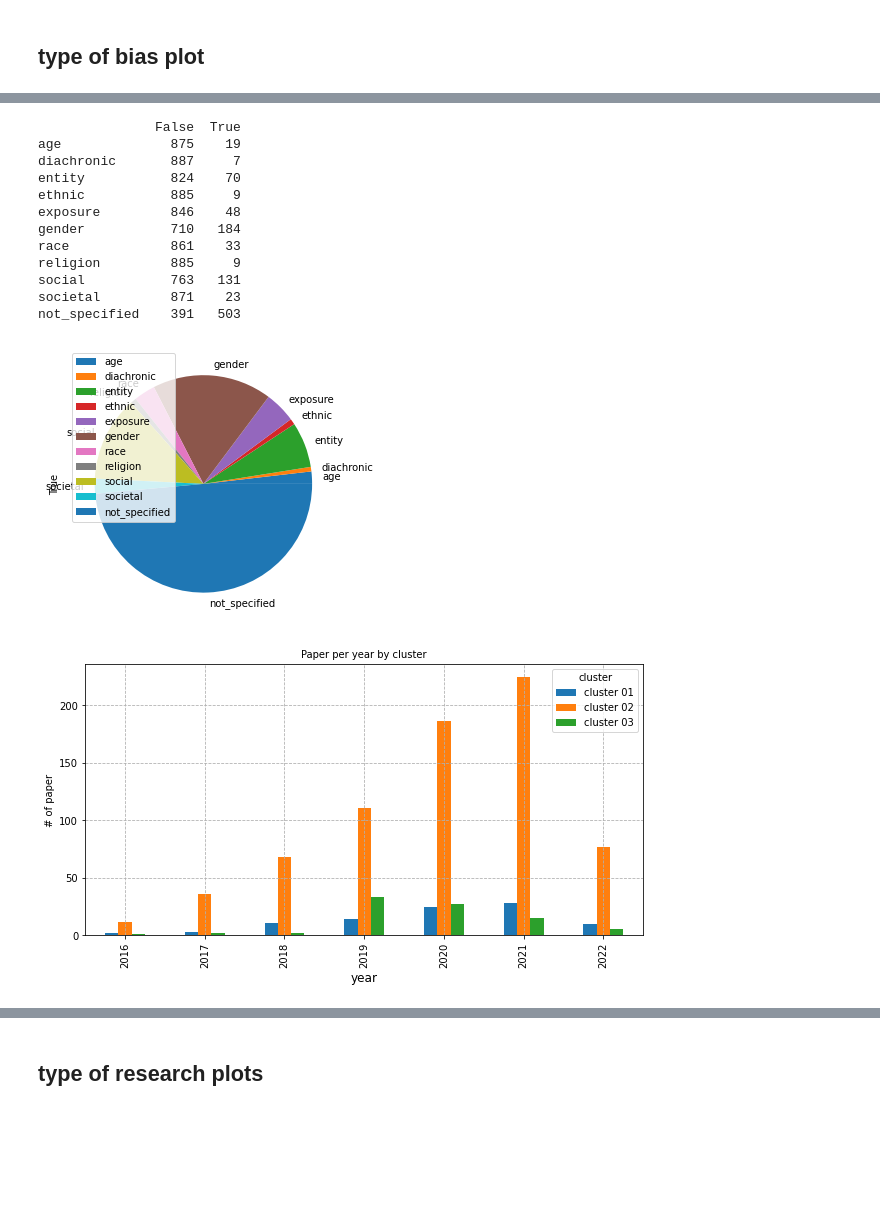
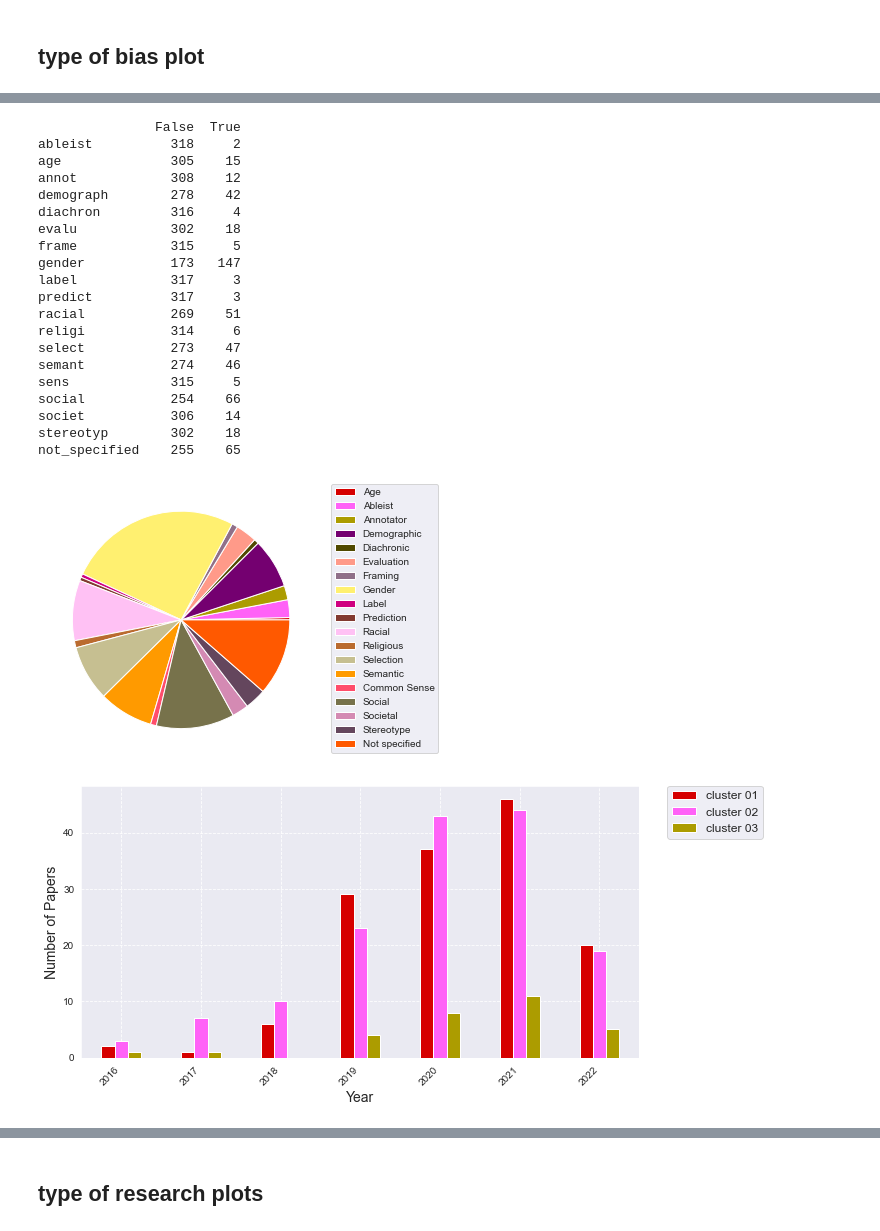
Before and after one commit to ninell-oldenburg/acl-anthology-keyword-search, a Jupyter notebook: acl-anthology-keyword-search.ipynb, the cells around one changed output, grey strips where cells are left out. Cells and saved outputs as stored; diff of their text form; code cells hidden in the pictures; blank space fills up the shorter version.

```diff
--- a/acl-anthology-keyword-search.ipynb
+++ b/acl-anthology-keyword-search.ipynb
@@ -67,5 +68,7 @@ print(len(df))
 # %%
 # uncomment if csv is already in directory (and save time parsing the bib file)
 import pandas as pd
-df = pd.read_csv('bias_paper_reduced.csv')
-print(len(df))
+#df = pd.read_csv('co_bias_paper.csv')
+#df = pd.read_csv('ws_bias_paper.csv')
+df = pd.read_csv('bias_paper_319_man.csv')
+#print(len(df))
@@ -88,19 +89,22 @@ df.head()
 import re
 import nltk
 from nltk.corpus import stopwords
+from nltk.stem import PorterStemmer
 
 def preprocess_text(text: str, remove_stopwords: bool) -> str:
 
     # remove links, special characters, numbers, stopwords, whitespaces
     # also remove words that are actually filters
     stopwords_list = stopwords.words("english")
-    lemmatizer = WordNetLemmatizer()
+    lem = WordNetLemmatizer()
+    ps = PorterStemmer()
     text = re.sub(r"http\S+", "", text)
     text = re.sub("[^A-Za-z]+", " ", text)
     if remove_stopwords:
         tokens = nltk.word_tokenize(text)
-        tokens = [lemmatizer.lemmatize(w) for w in tokens if not lemmatizer.lemmatize(w.lower()) in stopwords_list]
+        tokens = [ps.stem(lem.lemmatize(w)) for w in tokens if not w.lower() in stopwords_list]
         text = " ".join(tokens)
+        text.replace('prejudice', 'bia')
 
     text = text.lower().strip()
 
@@ -113,7 +122,7 @@ df['cleaned_wo_title'] = df['abstract'].apply(lambda x: preprocess_text(x, remov
 # %%
-excludes = ['algorithmic bias', 'inductive bias', 'media bias', 'model bias', 'modelling bias',
-            'common sense bias', 'hyperpartisan news', 'hypothesis bias', 'position bias', 'statistical bias',
-            'system bias', 'learned bias', ' les ', ' des ', ' en ']
+excludes = ['algorithm bia', 'induct bia', 'media bia', 'model bia', 'dataset bia',
+            'common sense bia', 'exposur bia', 'hyperpartisan news', 'hypothesi bia', 'polit bia',
+            'posit bia', 'statist bia', 'system bia', 'learn bia', 'length bia', ' les ', ' des ', ' en ']
 df = df[~df['cleaned_w_title'].str.contains('|'.join(excludes))]
 # %%
 print(len(df))
@@ -134,3 +139,5 @@ from sklearn.cluster import KMeans
 from sklearn.decomposition import PCA
 import matplotlib.pyplot as plt
 import numpy as np
+sns.set_style("darkgrid")
+colors = sns.color_palette(cc.glasbey_warm, n_colors=25)
@@ -366,33 +432,45 @@ Name: True, dtype: int64
 # %%
 def plot_counts(this_df):
-    df_counts = pd.concat(count_biases(this_df), axis=1).transpose()
+    df_counts = pd.concat(count_biases(this_df), axis=1).transpose().fillna(0)
     print(df_counts)
-    df_counts.plot.pie(y=True, figsize=(5, 5));
+    plt.pie(df_counts[True], colors = colors)
+    pylab.ylabel('')
+    plt.legend(bias_label_list + ['Not specified'], bbox_to_anchor=(1.05, 1), loc='upper left', borderaxespad=0)
 
 plot_counts(df)
 # %% [output]
                False  True
-age              875    19
-diachronic       887     7
-entity           824    70
-ethnic           885     9
-exposure         846    48
-gender           710   184
-race             861    33
-religion         885     9
-social           763   131
-societal         871    23
-not_specified    391   503
+ableist          318     2
+age              305    15
+annot            308    12
+demograph        278    42
+diachron         316     4
+evalu            302    18
+frame            315     5
+gender           173   147
+label            317     3
+predict          317     3
+racial           269    51
+religi           314     6
+select           273    47
+semant           274    46
+sens             315     5
+social           254    66
+societ           306    14
+stereotyp        302    18
+not_specified    255    65
-[figure, old version]
+[figure, new version]
 # %%
 # year per cluster
 def year_per_clust_plot(this_df):
-    pd.crosstab(this_df['year'],this_df['cluster']).plot.bar();
-    plt.title('Paper per year by cluster', fontdict={"fontsize": 10})
-    plt.xlabel("year", fontdict={"fontsize": 12})
-    plt.ylabel("# of paper")
+    pd.crosstab(this_df['year'],this_df['cluster']).plot(kind='bar', color=colors);
+    #plt.title('Paper per year by cluster', fontdict={"fontsize": 10})
+    plt.ylabel("Number of Papers", fontsize=14)
+    plt.xlabel('Year', fontsize=14)
+    plt.xticks(rotation=45, ha="right")
+    plt.legend(bbox_to_anchor=(1.05, 1), loc='upper left', borderaxespad=0, fontsize=12)
     plt.grid(linestyle='--')
 
 year_per_clust_plot(df)
 # %% [output]
-[figure, old version]
+[figure, new version]
```
Also changed, not shown: parts of 73 cells of this notebook.
